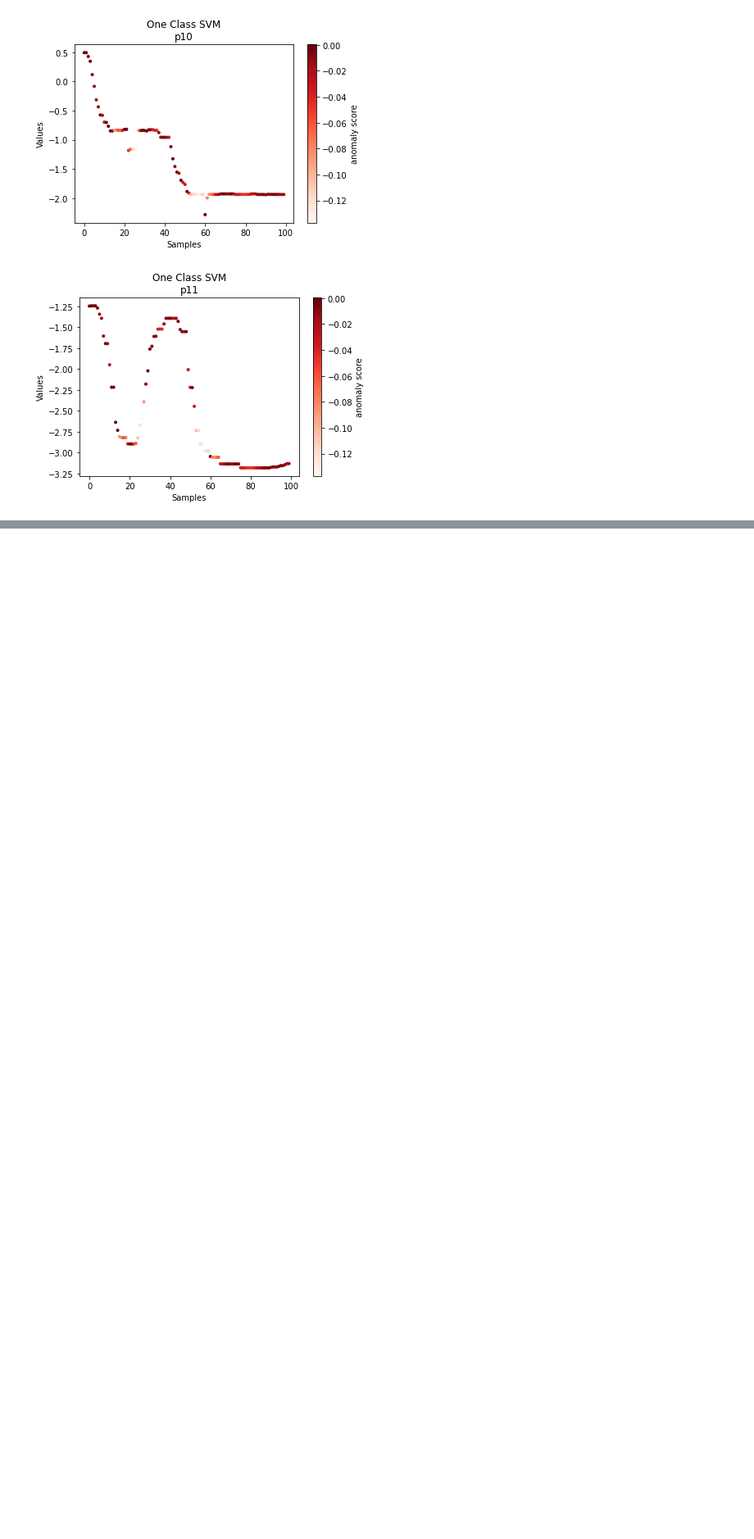
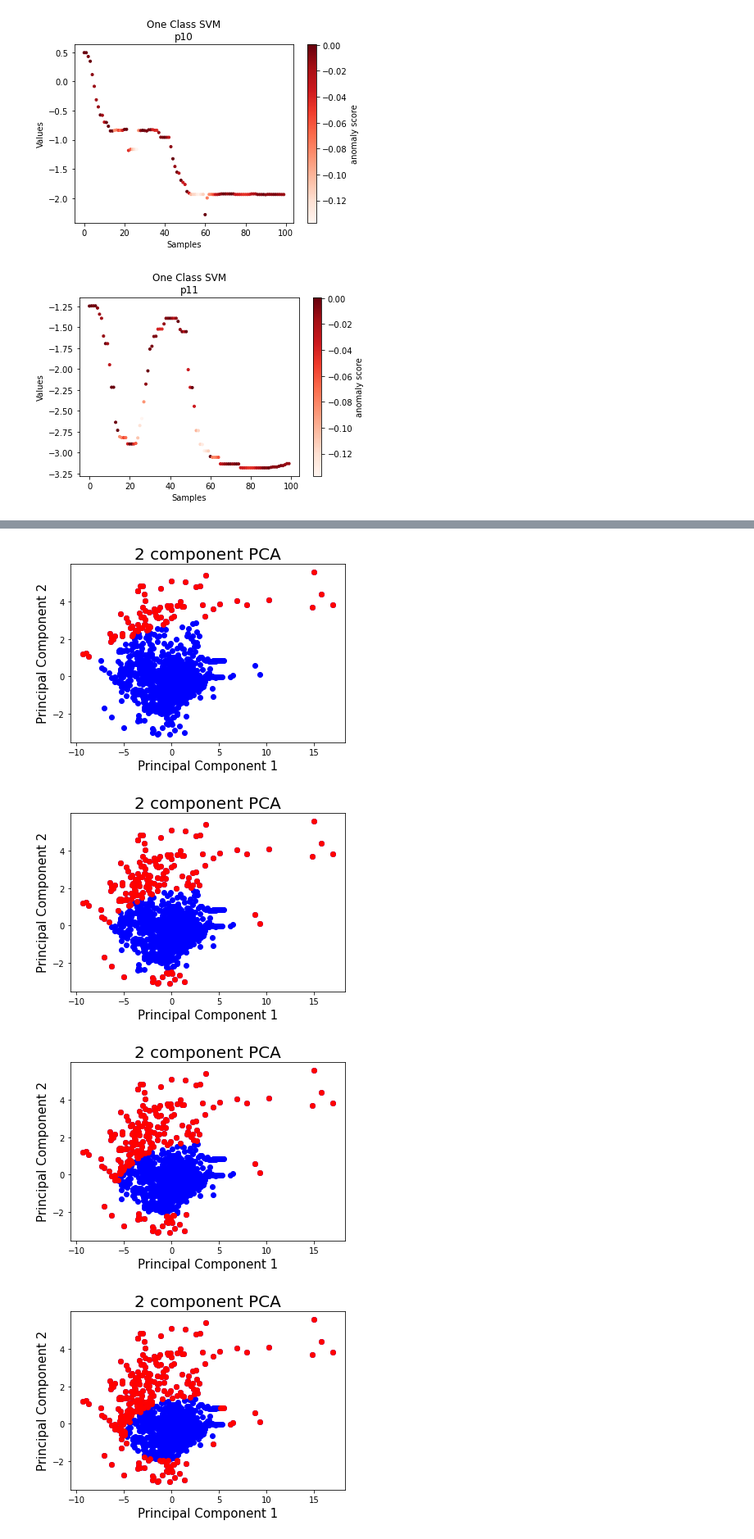
Before and after one commit to cdrutinus/ml-class-anomaly-detection, a Jupyter notebook: BE Plane's Windows.ipynb, the cells around one changed output, grey strips where cells are left out. Shown at 82% size. Saved outputs shown, nothing was run; the diff lists cells and outputs as text; code cells hidden in the pictures; blank space fills up the shorter version.

```diff
--- a/BE Plane's Windows.ipynb
+++ b/BE Plane's Windows.ipynb
@@ -275,0 +267,10 @@ plt.show()
+# %%
+for rate in contaminations:
+    clf = EllipticEnvelope(contamination=rate)
+    ypred = fit_predict(principalDf, clf)
+    plotAnomalies2D(principalDf, ypred)
+# %% [output]
+[figure, added]
+[figure, added]
+[figure, added]
+[figure, added]
```
Also changed, not shown: parts of 13 cells of this notebook.
